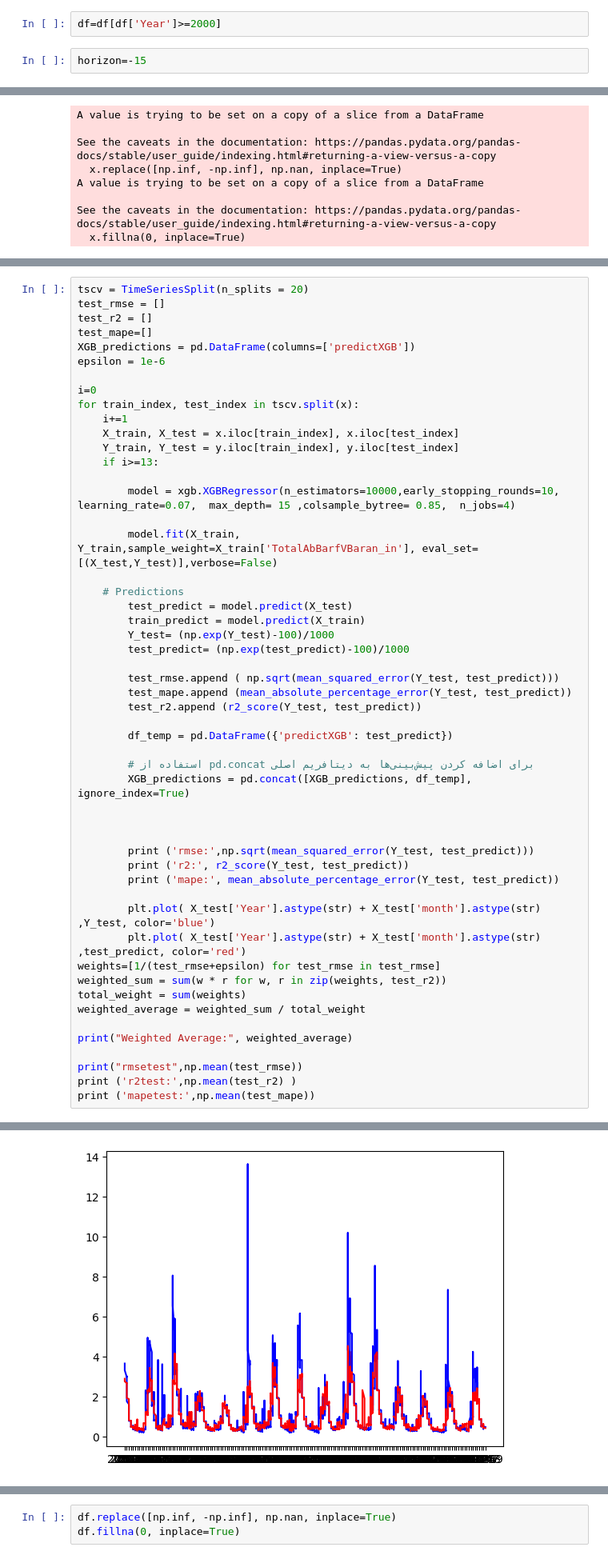
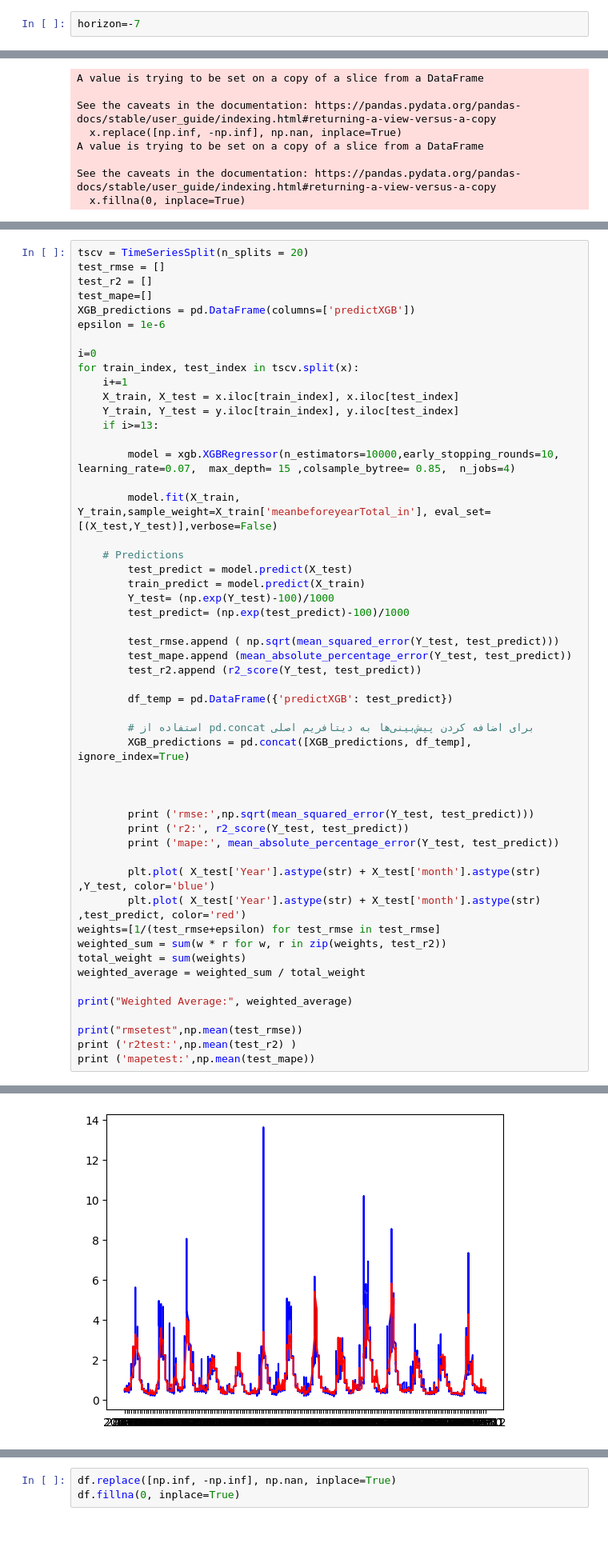
Before and after one commit to homa-abedin/Dams, a Jupyter notebook: dams-teh.ipynb, the cells around one changed output, grey strips where cells are left out. Shown at 80% size. Cells and saved outputs as stored; diff of their text form; blank space fills up the shorter version.

```diff
--- a/dams-teh.ipynb
+++ b/dams-teh.ipynb
@@ -71,9 +31,7 @@ Index(['BareshBarf_in', 'TotalAbBarfVBaran_in', 'MinDarajehararat_in',
 # %%
 df.drop('DateRow', inplace=True , axis=1)
-# %%
-df=df[df['Year']>=2000]
 # %%
-horizon=-15
+horizon=-7
 # %%
 target = df['Total_in'].shift(horizon)
 
@@ -131,7 +79,7 @@ for train_index, test_index in tscv.split(x):
 
         model = xgb.XGBRegressor(n_estimators=10000,early_stopping_rounds=10, learning_rate=0.07,  max_depth= 15 ,colsample_bytree= 0.85,  n_jobs=4)
 
-        model.fit(X_train, Y_train,sample_weight=X_train['TotalAbBarfVBaran_in'], eval_set=[(X_test,Y_test)],verbose=False)
+        model.fit(X_train, Y_train,sample_weight=X_train['meanbeforeyearTotal_in'], eval_set=[(X_test,Y_test)],verbose=False)
 
     # Predictions
         test_predict = model.predict(X_test)
@@ -187 +135 @@ mapetest: 0.2528654587028281
-[figure, old version]
+[figure, new version]
```
Also changed, not shown: parts of 37 cells of this notebook.
